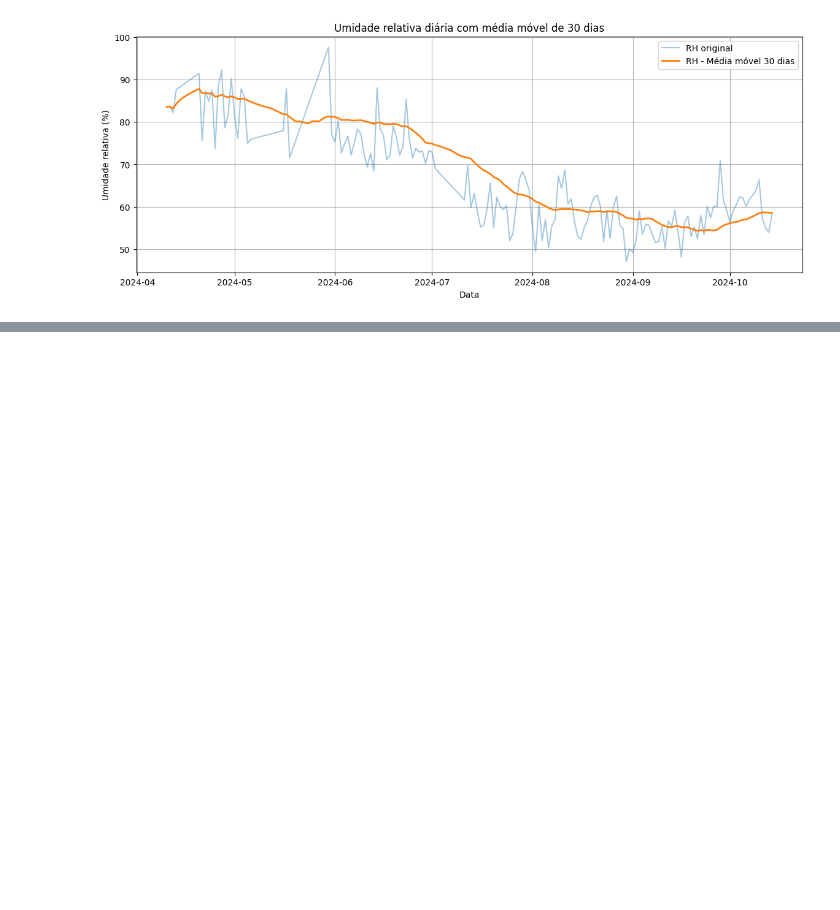
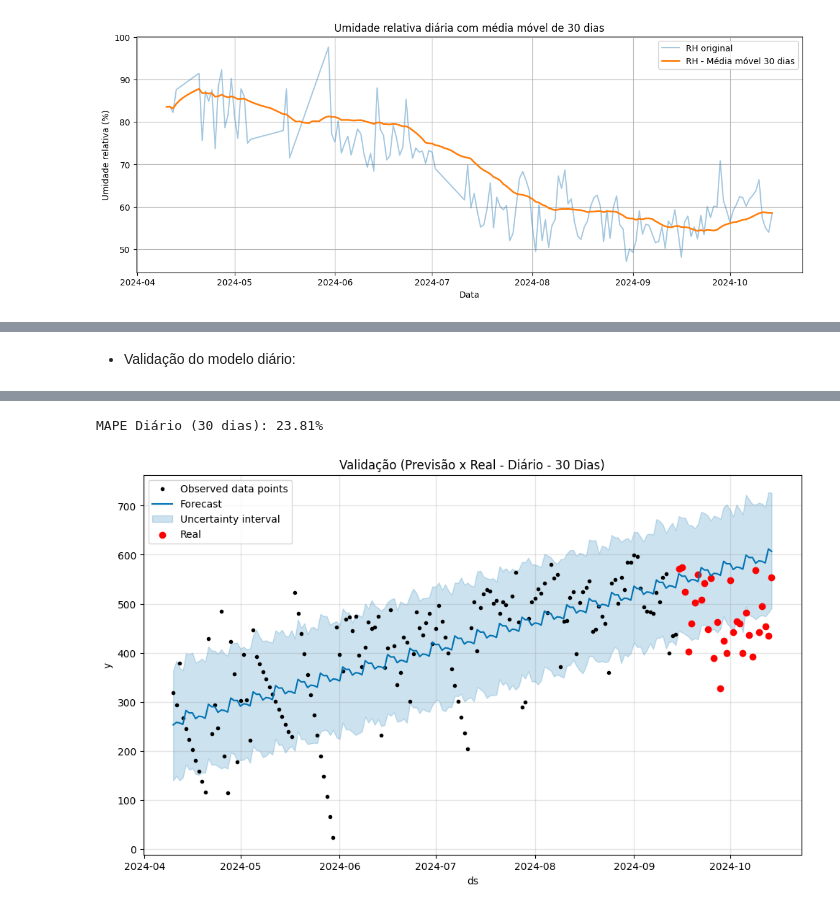
Before and after one commit to DanielCFigueira/Analise_metereologica_nordeste, a Jupyter notebook: fase_final.ipynb, the cells around one changed output, grey strips where cells are left out. Cells and saved outputs as stored; diff of their text form; code cells hidden in the pictures; blank space fills up the shorter version.

```diff
--- a/fase_final.ipynb
+++ b/fase_final.ipynb
@@ -709,0 +720,31 @@ plt.show()
+# %% [markdown]
+* Validação do modelo diário:
+# %%
+# Separar treino e teste (últimos 30 dias para teste)
+treino_diario = df_diario_prophet.iloc[:-30]
+teste_diario = df_diario_prophet.iloc[-30:]
+
+# Treinar
+modelo_diario = Prophet()
+modelo_diario.fit(treino_diario)
+
+# Criar datas futuras para 30 dias (igual ao teste)
+futuro_diario = modelo_diario.make_future_dataframe(periods=30, freq='D')
+previsao_diario = modelo_diario.predict(futuro_diario)
+
+# Comparar previsões com valores reais
+# As datas já estão no formato diário
+teste_diario_index = teste_diario['ds']
+previstos_diario = previsao_diario[['ds', 'yhat']].set_index('ds').loc[teste_diario_index]
+
+# Calcular MAPE
+mape_diario = mean_absolute_percentage_error(teste_diario['y'], previstos_diario['yhat']) * 100
+print(f"MAPE Diário (30 dias): {mape_diario:.2f}%")
+
+# Plot
+fig = modelo_diario.plot(previsao_diario)
+plt.scatter(teste_diario['ds'], teste_diario['y'], color='red', label='Real')
+plt.title('Validação (Previsão x Real - Diário - 30 Dias)')
+plt.legend()
+plt.show()
+# %% [output]
@@ -709,0 +753,2 @@ plt.show()
+MAPE Diário (30 dias): 23.81%
+[figure, added]
```
Also changed, not shown: parts of 12 cells of this notebook.
